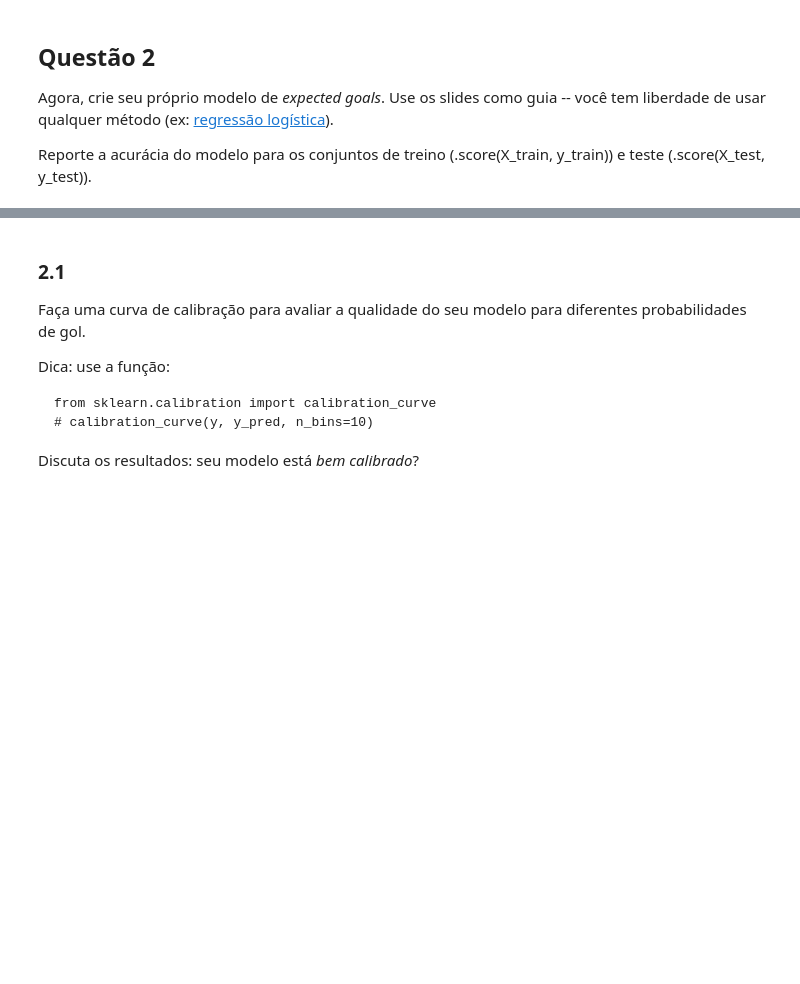
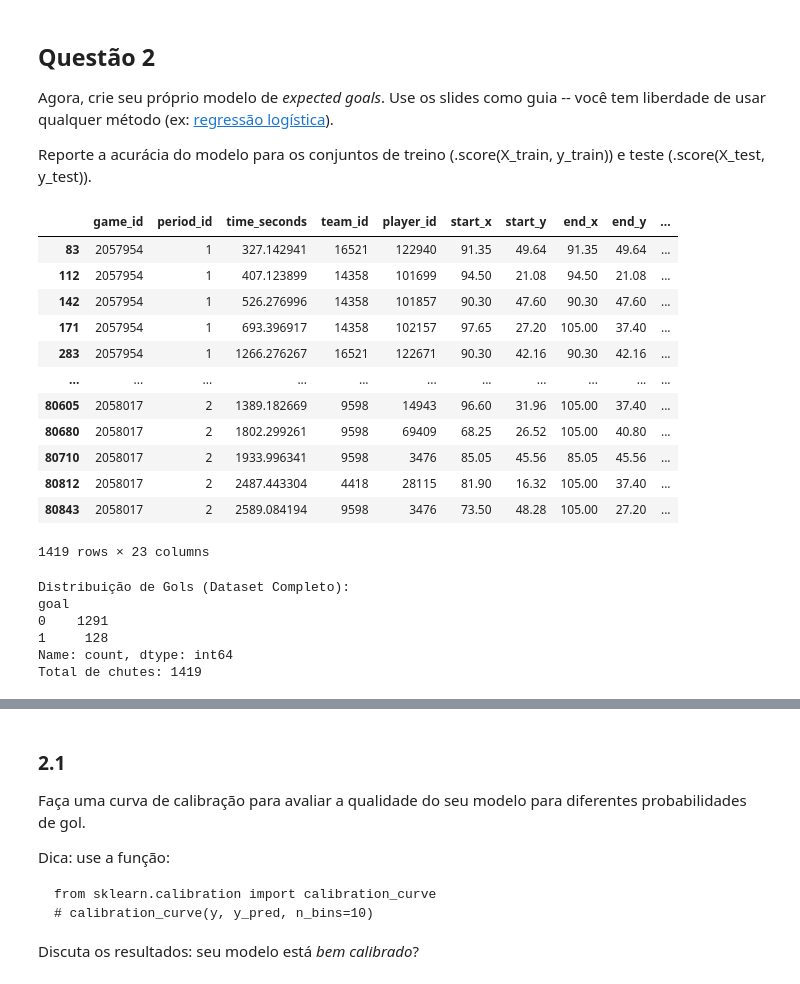
Before and after one commit to juliogdomingues/cdaf_ufmg, a Jupyter notebook: At3/atv_3.ipynb, the cells around one changed output, grey strips where cells are left out. Cells and saved outputs as stored; diff of their text form; code cells hidden in the pictures; blank space fills up the shorter version.

```diff
--- a/At3/atv_3.ipynb
+++ b/At3/atv_3.ipynb
@@ -281,0 +219,4 @@ Justifique a escolha das features.
+# %%
+shots = all_actions[all_actions['type_name'] == 'shot'].copy()
+
+shots.head()
@@ -281,0 +230,34 @@ Justifique a escolha das features.
+# %%
+# Centro do Gol em SPADL - Pelo que entendi (105x68)
+X_GOL = 105
+Y_GOL = 34
+
+# 1. Distância do gol
+shots['distance_to_goal'] = np.sqrt((shots['start_x'] - X_GOL) ** 2 + (shots['start_y'] - Y_GOL) ** 2)
+
+# 2. Ângulo do gol - usando as traves
+goal_width_y = 7.32 * 68 / 105 # assumindo largura do gol ~7.32m, que é ~4.68 na escala Y 0-68)
+y_post_1 = Y_GOL - goal_width_y / 2
+y_post_2 = Y_GOL + goal_width_y / 2
+
+a = np.sqrt((shots['start_x'] - X_GOL)**2 + (shots['start_y'] - y_post_1)**2)
+b = np.sqrt((shots['start_x'] - X_GOL)**2 + (shots['start_y'] - y_post_2)**2)
+c = goal_width_y
+shots['angle_to_goal'] = np.arccos((a**2 + b**2 - c**2) / (2 * a * b)) * (180 / np.pi) # Ângulo em graus
+# Correção para NaN se a ou b forem zero (tiro na linha do gol, ângulo=180)
+shots['angle_to_goal'] = shots['angle_to_goal'].fillna(180.0)
+
+# 3. Tipo de finalização
+shots['shot_type'] = shots['bodypart_name']
+
+# 4. Chute com perna forte?
+shots['strong_foot_shot'] = np.where(
+    (shots['preferred_foot'] == 'left') & (shots['bodypart_name'] == 'foot_left') |
+    (shots['preferred_foot'] == 'right') & (shots['bodypart_name'] == 'foot_right'),
+    1,  # Pé dominante
+    0   # Pé não dominante ou qualquer outra parte do corpo
+)
+
+# Verificando as novas colunas
+print(shots.head(10))
+print(shots[['distance_to_goal', 'angle_to_goal', 'shot_type', 'strong_foot_shot']].describe())
@@ -289,0 +290,16 @@ Reporte a acurácia do modelo para os conjuntos de treino (.score(X_train, y_tra
+# %%
+shots
+# %% [output]
+|  | game_id | period_id | time_seconds | team_id | player_id | start_x | start_y | end_x | end_y | ... |
+| 83 | 2057954 | 1 | 327.142941 | 16521 | 122940 | 91.35 | 49.64 | 91.35 | 49.64 | ... |
+| 112 | 2057954 | 1 | 407.123899 | 14358 | 101699 | 94.50 | 21.08 | 94.50 | 21.08 | ... |
+| 142 | 2057954 | 1 | 526.276996 | 14358 | 101857 | 90.30 | 47.60 | 90.30 | 47.60 | ... |
+| 171 | 2057954 | 1 | 693.396917 | 14358 | 102157 | 97.65 | 27.20 | 105.00 | 37.40 | ... |
+| 283 | 2057954 | 1 | 1266.276267 | 16521 | 122671 | 90.30 | 42.16 | 90.30 | 42.16 | ... |
+| ... | ... | ... | ... | ... | ... | ... | ... | ... | ... | ... |
+| 80605 | 2058017 | 2 | 1389.182669 | 9598 | 14943 | 96.60 | 31.96 | 105.00 | 37.40 | ... |
+| 80680 | 2058017 | 2 | 1802.299261 | 9598 | 69409 | 68.25 | 26.52 | 105.00 | 40.80 | ... |
+| 80710 | 2058017 | 2 | 1933.996341 | 9598 | 3476 | 85.05 | 45.56 | 85.05 | 45.56 | ... |
+| 80812 | 2058017 | 2 | 2487.443304 | 4418 | 28115 | 81.90 | 16.32 | 105.00 | 37.40 | ... |
+| 80843 | 2058017 | 2 | 2589.084194 | 9598 | 3476 | 73.50 | 48.28 | 105.00 | 27.20 | ... |
+1419 rows × 23 columns
@@ -289,0 +308,26 @@ Reporte a acurácia do modelo para os conjuntos de treino (.score(X_train, y_tra
+# %%
+!pip install xgboost --quiet
+
+from sklearn.model_selection import train_test_split
+from xgboost import XGBClassifier
+from sklearn.linear_model import LogisticRegression
+from sklearn.metrics import accuracy_score, classification_report, roc_auc_score
+
+# Remover NaNs se houver nas features selecionadas
+features = ['distance_to_goal', 'angle_to_goal', 'strong_foot_shot']
+shots_clean = shots.dropna(subset=features + ['goal'])
+
+X = shots_clean[features]
+y = shots_clean['goal']
+
+# Verificar distribuição de gols no dataset
+print("Distribuição de Gols (Dataset Completo):")
+print(y.value_counts())
+print(f"Total de chutes: {len(y)}")
+# %% [output]
+Distribuição de Gols (Dataset Completo):
+goal
+0    1291
+1     128
+Name: count, dtype: int64
+Total de chutes: 1419
```
Also changed, not shown: parts of 38 cells of this notebook.
